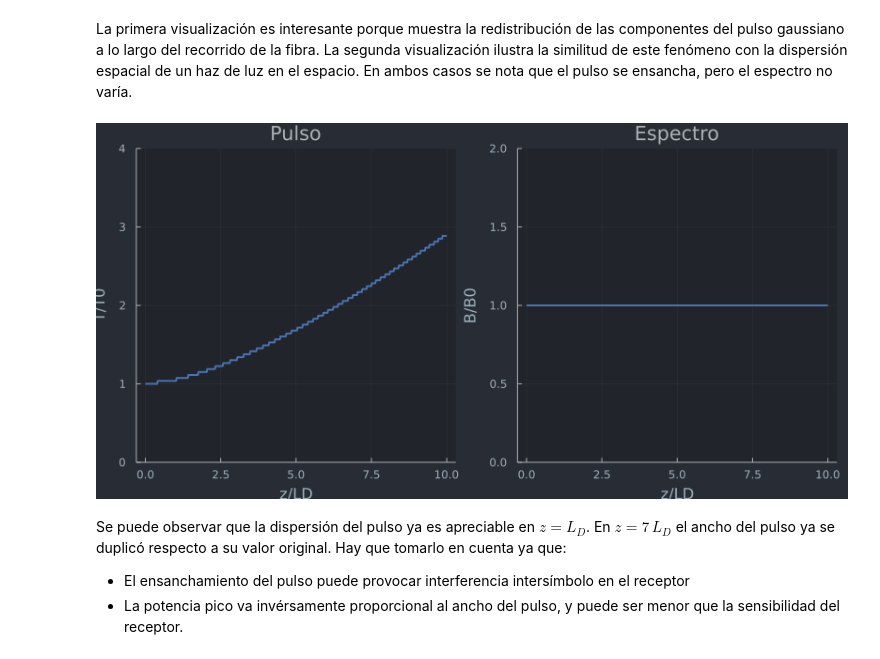
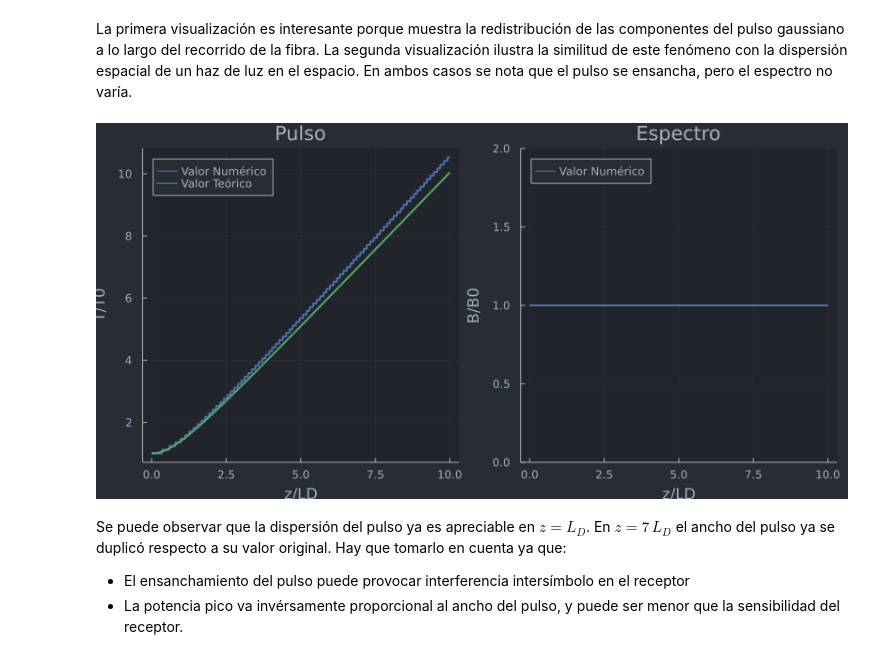
Before and after one commit to Matrsz/STC-IB, a Jupyter notebook: GVD.ipynb, the cells around one changed output. Saved outputs shown, nothing was run; the diff lists cells and outputs as text; code cells hidden in the pictures.

```diff
--- a/GVD.ipynb
+++ b/GVD.ipynb
@@ -29,9 +29,9 @@ function utrapz(x, y)
 end
 
 function fwhm(x, y)
-    xval, xunit = ustrip.(x), unit(x[1])
-    yval, yunit = ustrip.(y), unit(y[1])
-    return peakmeas(xval |> Vector, yval |> Vector)[3]
+    maxy = maximum(y)
+    indx = findfirst(a -> a>maxy/ℯ, y)
+    return abs(x[indx])
 end
 # %% [output]
 fwhm (generic function with 1 method)
@@ -99,7 +100,7 @@ A (generic function with 1 method)
 Evaluamos $A_f[i,j]$ en los puntos $(i,\, j) \leftrightarrow(z,\, f)$. Antitransformamos Fourier a lo largo de la dimensión $j$ para obtener el resultado $A_t[i,j]$ en el dominio $(i,\, j) \leftrightarrow(z,\, t)$
 # %%
 Af = A.(ij)
-At = uifft(Af, 2)*sqrt(N);
+At = uifft(Af, 2);
 # %% [markdown]
 Hay varias formas de visualizar el resultado: Una forma es ver una animación de la evolución del pulso, donde el eje temporal de la animación representa la dimensión $z$ de la fibra.
 # %%
@@ -143,14 +144,16 @@ La primera visualización es interesante porque muestra la redistribución de la
 # %%
 pw = [fwhm(t, abs.(A)) for A in eachrow(At)]
 bw = [fwhm(f, abs.(A)) for A in eachrow(Af)]
 
 pw = pw./pw[1]
-bw = bw./bw[1];
-p1 = plot(z./LD, pw, xlabel="z/LD", ylabel="T/T0", ylims=(0, maximum(pw)*1.1 |> ceil), title="Pulso")
-p2 = plot(z./LD, bw, xlabel="z/LD", ylabel="B/B0", ylims=(0, maximum(bw)*1.1 |> ceil), title="Espectro")
-plot(p1, p2, legend=false)
+bw = bw./bw[1]
+
+p1 = plot(z/LD, pw, xlabel="z/LD", ylabel="T/T0", title="Pulso"; label="Valor Numérico")
+plot!(p1, z/LD, sqrt.(1 .+ z.^2/LD^2), label="Valor Teórico")
+p2 = plot(z/LD, bw, xlabel="z/LD", ylabel="B/B0", ylims=(0, maximum(bw)*1.1 |> ceil), title="Espectro", label="Valor Numérico")
+plot(p1, p2, legend=:topleft)
 # %% [output]
-[figure, old version]
+[figure, new version]
 # %% [markdown]
 Se puede observar que la dispersión del pulso ya es apreciable en $z=L_D$. En $z=7\,L_D$ el ancho del pulso ya se duplicó respecto a su valor original. Hay que tomarlo en cuenta ya que:
 - El ensanchamiento del pulso puede provocar interferencia intersímbolo en el receptor
```
Also changed, not shown: parts of 8 cells of this notebook, 2 other files.
